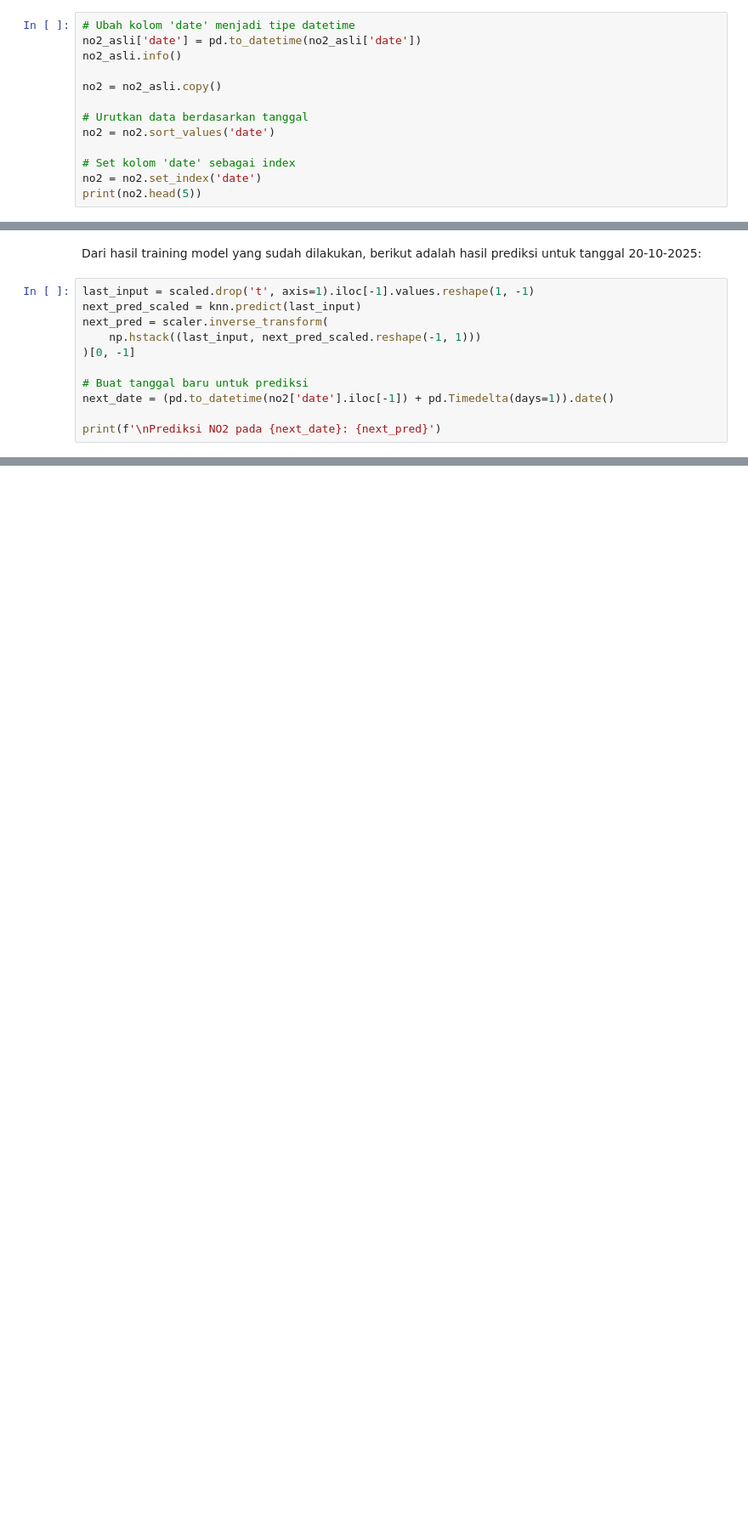
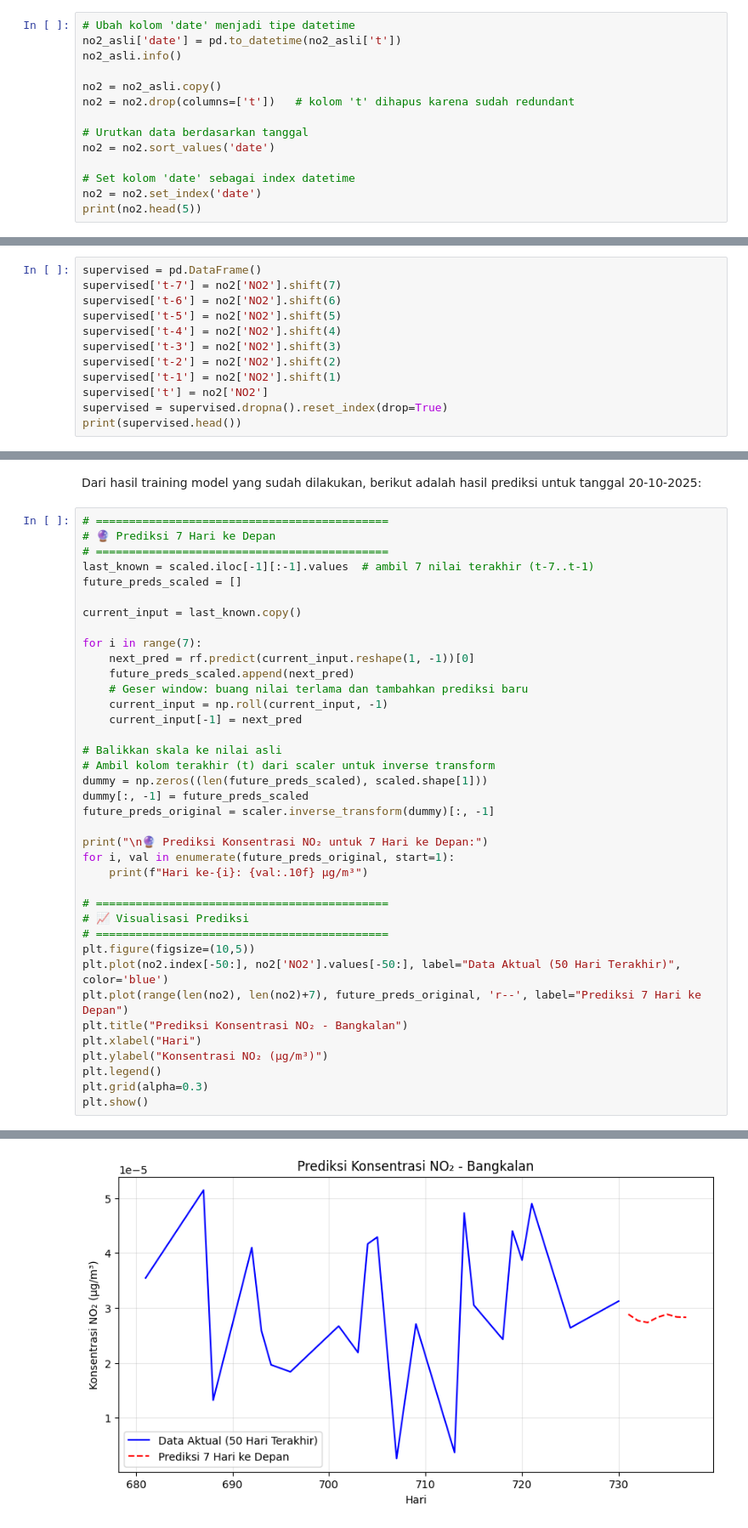
Before and after one commit to Kylendu/PSD1, a Jupyter notebook: _sources/IPYNB/timeseries2.ipynb, the cells around one changed output, grey strips where cells are left out. Shown: that part at 85% size. Drawn from its saved outputs; the diff is of its cells as text; blank space fills up the shorter version.

```diff
--- a/_sources/IPYNB/timeseries2.ipynb
+++ b/_sources/IPYNB/timeseries2.ipynb
@@ -129,15 +143,16 @@ dtypes: float64(1), object(1)
 memory usage: 4.9+ KB
 # %%
 # Ubah kolom 'date' menjadi tipe datetime
-no2_asli['date'] = pd.to_datetime(no2_asli['date'])
+no2_asli['date'] = pd.to_datetime(no2_asli['t'])
 no2_asli.info()
 
 no2 = no2_asli.copy()
+no2 = no2.drop(columns=['t'])   # kolom 't' dihapus karena sudah redundant
 
 # Urutkan data berdasarkan tanggal
 no2 = no2.sort_values('date')
 
-# Set kolom 'date' sebagai index
+# Set kolom 'date' sebagai index datetime
 no2 = no2.set_index('date')
 print(no2.head(5))
 # %% [output]
@@ -256,0 +269,12 @@ print(supervised.head())
+# %%
+supervised = pd.DataFrame()
+supervised['t-7'] = no2['NO2'].shift(7)
+supervised['t-6'] = no2['NO2'].shift(6)
+supervised['t-5'] = no2['NO2'].shift(5)
+supervised['t-4'] = no2['NO2'].shift(4)
+supervised['t-3'] = no2['NO2'].shift(3)
+supervised['t-2'] = no2['NO2'].shift(2)
+supervised['t-1'] = no2['NO2'].shift(1)
+supervised['t'] = no2['NO2']
+supervised = supervised.dropna().reset_index(drop=True)
+print(supervised.head())
@@ -318,14 +395,41 @@ Contoh hasil prediksi:
 # %% [markdown]
 Dari hasil training model yang sudah dilakukan, berikut adalah hasil prediksi untuk tanggal 20-10-2025:
 # %%
-last_input = scaled.drop('t', axis=1).iloc[-1].values.reshape(1, -1)
-next_pred_scaled = knn.predict(last_input)
-next_pred = scaler.inverse_transform(
-    np.hstack((last_input, next_pred_scaled.reshape(-1, 1)))
-)[0, -1]
+# ============================================
+# 🔮 Prediksi 7 Hari ke Depan
+# ============================================
+last_known = scaled.iloc[-1][:-1].values  # ambil 7 nilai terakhir (t-7..t-1)
+future_preds_scaled = []
 
-# Buat tanggal baru untuk prediksi
-next_date = (pd.to_datetime(no2['date'].iloc[-1]) + pd.Timedelta(days=1)).date()
+current_input = last_known.copy()
 
-print(f'\nPrediksi NO2 pada {next_date}: {next_pred}')
+for i in range(7):
+    next_pred = rf.predict(current_input.reshape(1, -1))[0]
+    future_preds_scaled.append(next_pred)
+    # Geser window: buang nilai terlama dan tambahkan prediksi baru
+    current_input = np.roll(current_input, -1)
+    current_input[-1] = next_pred
+
+# Balikkan skala ke nilai asli
+# Ambil kolom terakhir (t) dari scaler untuk inverse transform
+dummy = np.zeros((len(future_preds_scaled), scaled.shape[1]))
+dummy[:, -1] = future_preds_scaled
+future_preds_original = scaler.inverse_transform(dummy)[:, -1]
+
+print("\n🔮 Prediksi Konsentrasi NO₂ untuk 7 Hari ke Depan:")
+for i, val in enumerate(future_preds_original, start=1):
+    print(f"Hari ke-{i}: {val:.10f} µg/m³")
+
+# ============================================
+# 📈 Visualisasi Prediksi
+# ============================================
+plt.figure(figsize=(10,5))
+plt.plot(no2.index[-50:], no2['NO2'].values[-50:], label="Data Aktual (50 Hari Terakhir)", color='blue')
+plt.plot(range(len(no2), len(no2)+7), future_preds_original, 'r--', label="Prediksi 7 Hari ke Depan")
+plt.title("Prediksi Konsentrasi NO₂ - Bangkalan")
+plt.xlabel("Hari")
+plt.ylabel("Konsentrasi NO₂ (µg/m³)")
+plt.legend()
+plt.grid(alpha=0.3)
+plt.show()
 # %% [output]
@@ -332,0 +444 @@ Prediksi NO2 pada 2025-10-20: 2.6900357471430495e-05
+[figure, added]
```
Also changed, not shown: parts of 10 cells of this notebook, 6 other files.
